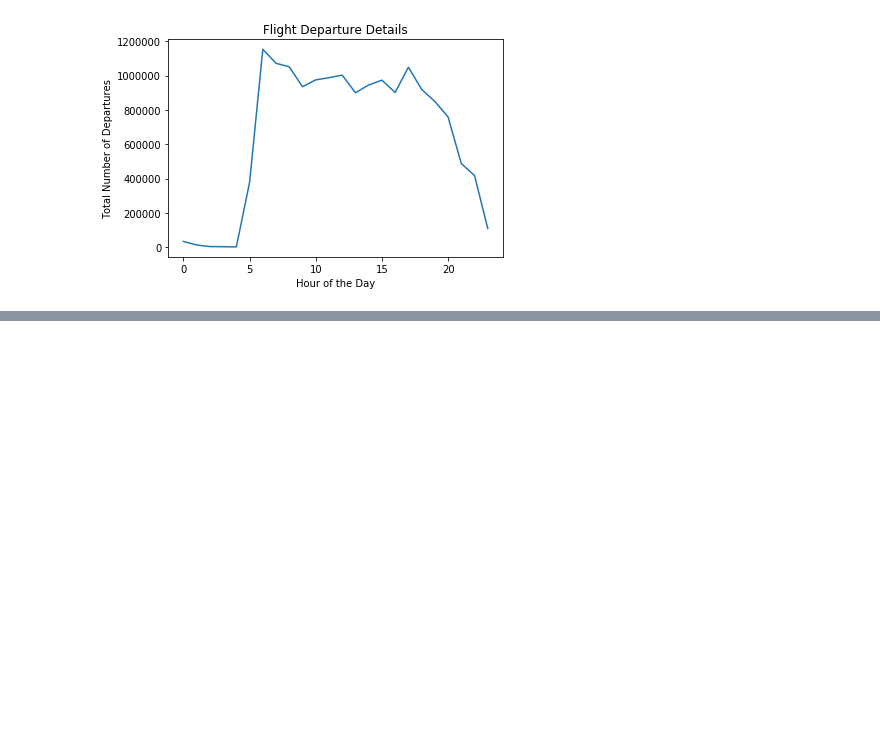
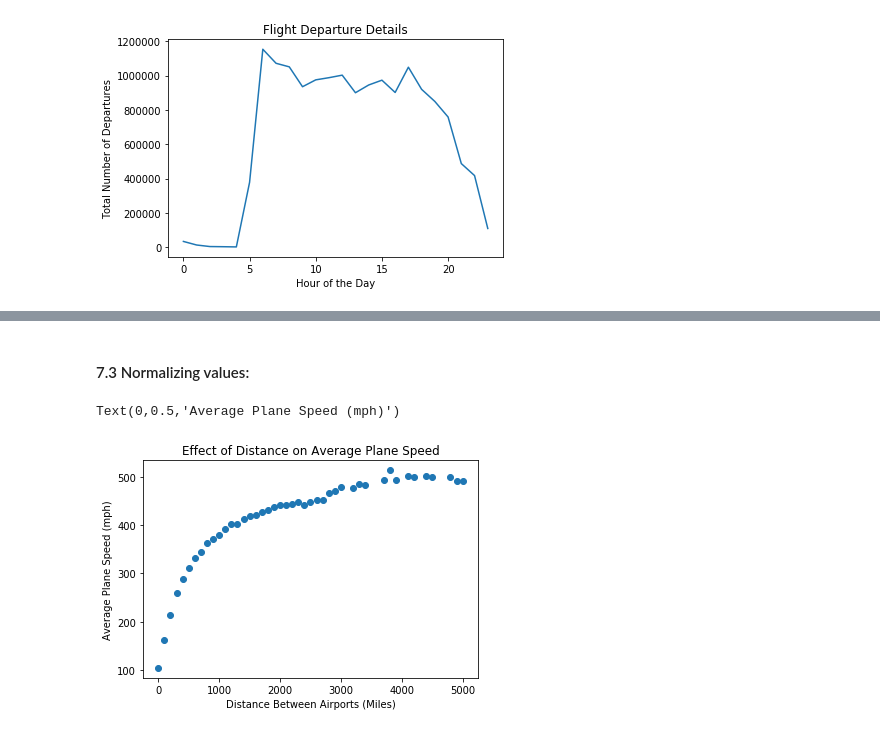
Before and after one commit to keatonmaruyali/LighthouseLabs-DS-Midterm-Project, a Jupyter notebook: Midterm_project.ipynb, the cells around one changed output, grey strips where cells are left out. Saved outputs shown, nothing was run; the diff lists cells and outputs as text; code cells hidden in the pictures; blank space fills up the shorter version.

```diff
--- a/Midterm_project.ipynb
+++ b/Midterm_project.ipynb
@@ -135,4 +163,4 @@ print(last_twenty,'\n')
 # %%
-cur.execute("SELECT * from flights LIMIT 20000;")
+cur.execute("SELECT distance, actual_elapsed_time, dep_delay from flights")
 res = cur.fetchall()
-df_flights = pd.DataFrame(res)
+df_flights_planeSpeed = pd.DataFrame(res,columns=['Distance','Elapsed Time','Departure Delays'])
@@ -175,0 +169,9 @@ df_passengers
+# %%
+df_flights_planeSpeed.dropna(inplace=True)
+df_flights_planeSpeed.fillna(0, inplace=True)
+df_flights_planeSpeed['plane_speed']=df_flights_planeSpeed['Distance']/(df_flights_planeSpeed['Elapsed Time']/60)
+df_flights_planeSpeed = df_flights_planeSpeed.drop(df_flights_planeSpeed[(df_flights_planeSpeed['Departure Delays'] < -1000) \
+                                                                         & (df_flights_planeSpeed['plane_speed']<200)].index)
+df_flights_planeSpeed = df_flights_planeSpeed.drop(df_flights_planeSpeed[(df_flights_planeSpeed['Distance'] < 100) \
+                                                                         & (df_flights_planeSpeed['plane_speed']>700)].index)
+df_flights_planeSpeed.reset_index(drop=True)
@@ -175,0 +192,14 @@ df_passengers
+# %% [markdown]
+#### 7.3 Normalizing values:
+# %%
+df_flights_planeSpeed['Adj Delay Time'] = (df_flights_planeSpeed['Departure Delays']//60)
+df_flights_planeSpeed['Adj Distance'] = (df_flights_planeSpeed['Distance']//100)*100
+df_flights_planeSpeed_grp = df_flights_planeSpeed.groupby('Adj Distance').mean()
+# %%
+plt.scatter(df_flights_planeSpeed_grp.index,df_flights_planeSpeed_grp['plane_speed'])
+plt.title('Effect of Distance on Average Plane Speed')
+plt.xlabel('Distance Between Airports (Miles)')
+plt.ylabel('Average Plane Speed (mph)')
+# %% [output]
+Text(0,0.5,'Average Plane Speed (mph)')
+[figure, added]
```
Also changed, not shown: parts of 40 cells of this notebook.
